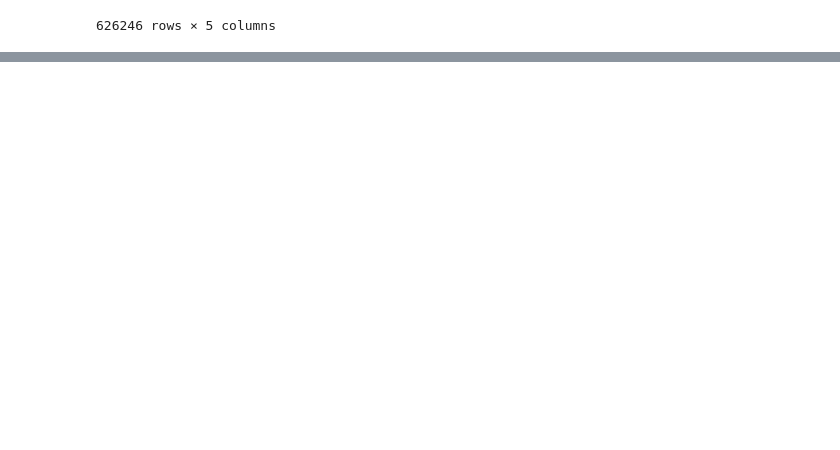
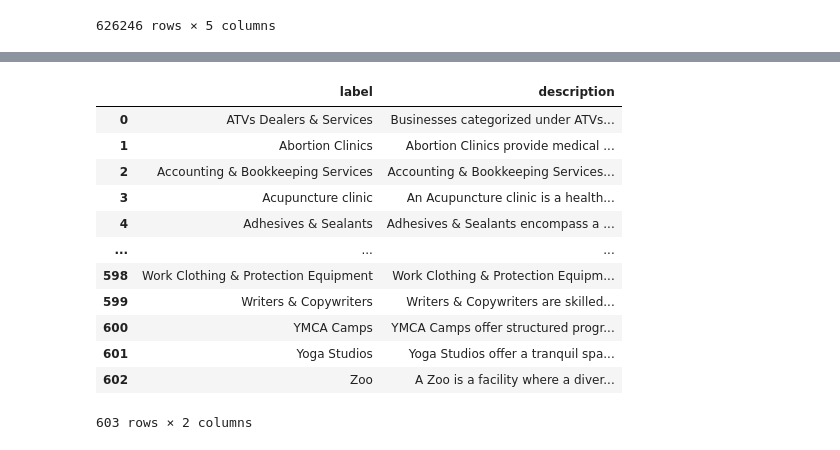
Before and after one commit to luca-marian/tournament, a Jupyter notebook: explore_dataset.ipynb, the cells around one changed output, grey strips where cells are left out. Drawn from its saved outputs; the diff is of its cells as text; code cells hidden in the pictures; blank space fills up the shorter version.

```diff
--- a/explore_dataset.ipynb
+++ b/explore_dataset.ipynb
@@ -64,0 +57,17 @@ ImportError: Missing optional dependency 'openpyxl'.  Use pip or conda to instal
+# %%
+df_bussiness = pd.read_excel("data/Business category taxonomy.xlsx")
+df_bussiness
+# %% [output]
+|  | label | description |
+| 0 | ATVs Dealers & Services | Businesses categorized under ATVs... |
+| 1 | Abortion Clinics | Abortion Clinics provide medical ... |
+| 2 | Accounting & Bookkeeping Services | Accounting & Bookkeeping Services... |
+| 3 | Acupuncture clinic | An Acupuncture clinic is a health... |
+| 4 | Adhesives & Sealants | Adhesives & Sealants encompass a ... |
+| ... | ... | ... |
+| 598 | Work Clothing & Protection Equipment | Work Clothing & Protection Equipm... |
+| 599 | Writers & Copywriters | Writers & Copywriters are skilled... |
+| 600 | YMCA Camps | YMCA Camps offer structured progr... |
+| 601 | Yoga Studios | Yoga Studios offer a tranquil spa... |
+| 602 | Zoo | A Zoo is a facility where a diver... |
+603 rows × 2 columns
```
Also changed, not shown: parts of 6 cells of this notebook.
